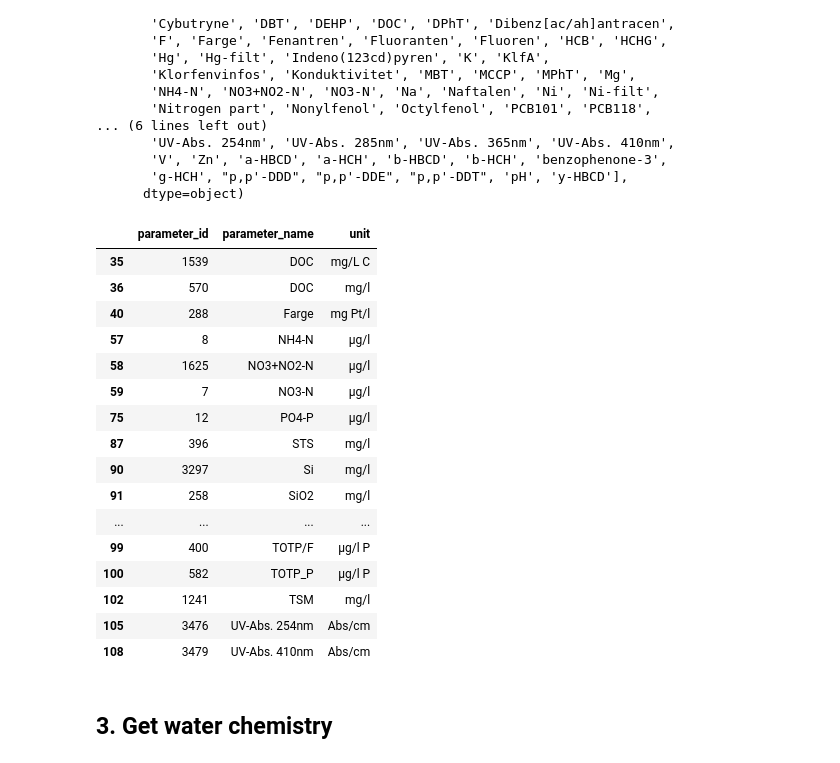
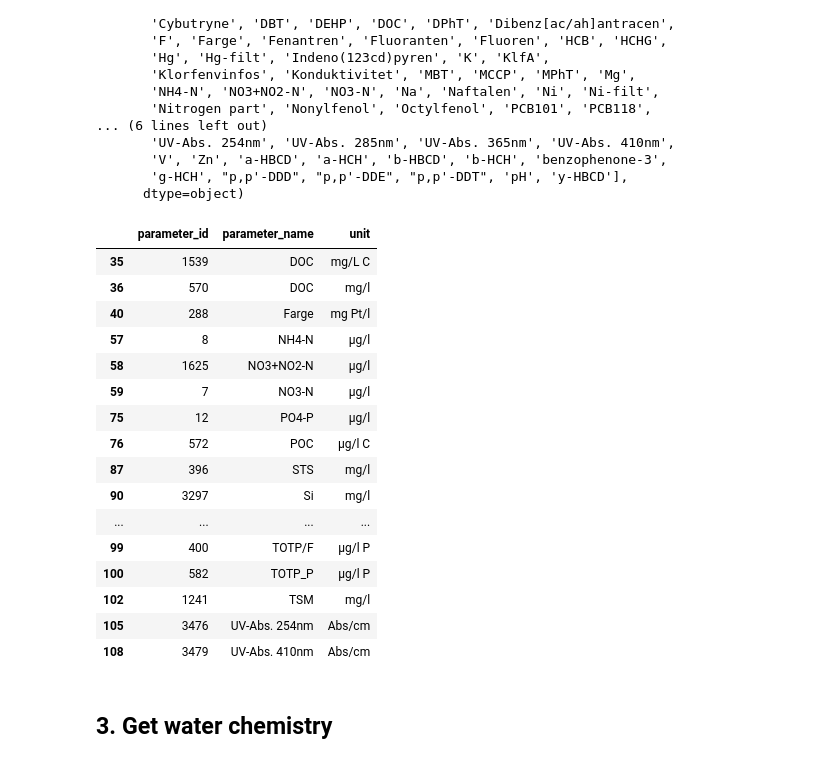
Before and after one commit to NIVANorge/niva-aquainfra, a Jupyter notebook: code/river_inputs/chem1_get_data.ipynb, the cells around one changed output. Cells and saved outputs as stored; diff of their text form; code cells hidden in the pictures.

```diff
--- a/code/river_inputs/chem1_get_data.ipynb
+++ b/code/river_inputs/chem1_get_data.ipynb
@@ -140,22 +140,22 @@ array(['4-iso-nonylfenol', '4-n-nonylfenol', '4-tert-octylfenol', 'ANC',
       dtype=object)
 # %%
 # Filter to parameters of interest
-par_list = ['NH4-N', 'NO3+NO2-N', 'NO3-N', 'TOTN_EF_usikker', 'SiO2', 'Si', 'TOC', 'TOTN', 'TOTP', 'TOTP_P', 'DOC', 'STS', 'TSM', 'PO4-P', 'TOTP/F', 'UV-Abs. 410nm', 'Farge', 'UV-Abs. 254nm']
+par_list = ['NH4-N', 'NO3+NO2-N', 'NO3-N', 'TOTN_EF_usikker', 'SiO2', 'Si', 'TOC', 'TOTN', 'TOTP', 'TOTP_P', 'DOC', 'POC', 'STS', 'TSM', 'PO4-P', 'TOTP/F', 'UV-Abs. 410nm', 'Farge', 'UV-Abs. 254nm']
 
 par_df = par_df.query("parameter_name in @par_list")
 par_df
 # %% [output]
 |  | parameter_id | parameter_name | unit |
 | 35 | 1539 | DOC | mg/L C |
 | 36 | 570 | DOC | mg/l |
 | 40 | 288 | Farge | mg Pt/l |
 | 57 | 8 | NH4-N | µg/l |
 | 58 | 1625 | NO3+NO2-N | µg/l |
 | 59 | 7 | NO3-N | µg/l |
 | 75 | 12 | PO4-P | µg/l |
+| 76 | 572 | POC | µg/l C |
 | 87 | 396 | STS | mg/l |
 | 90 | 3297 | Si | mg/l |
-| 91 | 258 | SiO2 | mg/l |
 | ... | ... | ... | ... |
 | 99 | 400 | TOTP/F | µg/l P |
 | 100 | 582 | TOTP_P | µg/l P |
```
Also changed, not shown: parts of 13 cells of this notebook, 12 other files.
